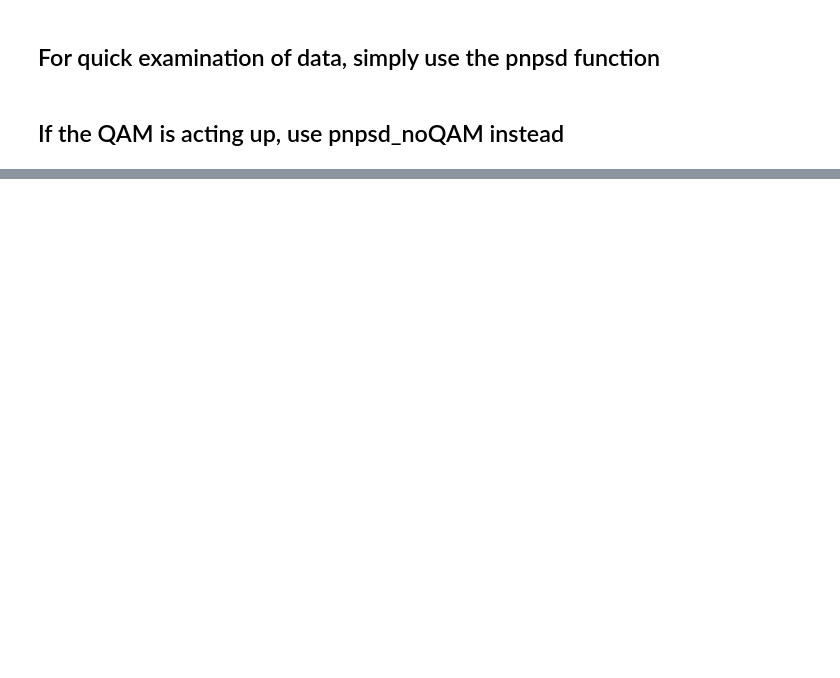
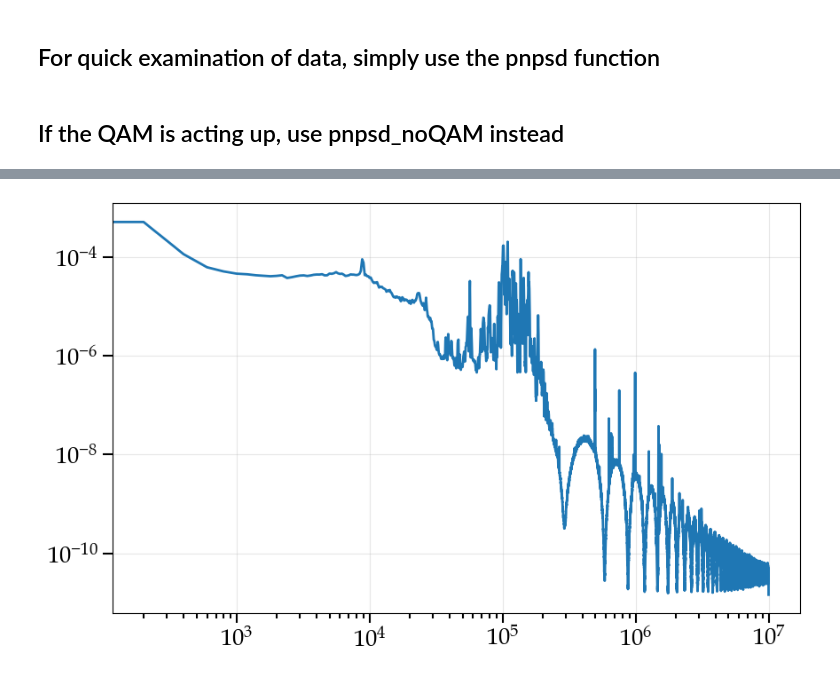
Before and after one commit to auphotonicLab/PICLab-narrow-linewidth, a Jupyter notebook: coherent-receiver/PN_analyzer.ipynb, the cells around one changed output, grey strips where cells are left out. Cells and saved outputs as stored; diff of their text form; code cells hidden in the pictures; blank space fills up the shorter version.

```diff
--- a/coherent-receiver/PN_analyzer.ipynb
+++ b/coherent-receiver/PN_analyzer.ipynb
@@ -382,0 +1079,15 @@ l
+# %%
+f = data_PPCL["Whisper"]["No. 2"]["frequency_domain"]["frequency"]
+pn_x = data_PPCL["Whisper"]["No. 2"]["frequency_domain"]["pn_x"]
+pn_y = data_PPCL["Whisper"]["No. 2"]["frequency_domain"]["pn_y"]
+pn_xy = data_PPCL["Whisper"]["No. 2"]["frequency_domain"]["pn_xy"]
+
+fn_x = data_PPCL["Whisper"]["No. 2"]["frequency_domain"]["fn_x"]
+fn_y = data_PPCL["Whisper"]["No. 2"]["frequency_domain"]["fn_y"]
+fn_xy = data_PPCL["Whisper"]["No. 2"]["frequency_domain"]["fn_xy"]
+# %%
+plt.plot(f, pn_xy, label="X-pol")
+plt.yscale("log")
+plt.xscale("log")
+# %% [output]
+[figure, added]
```
Also changed, not shown: parts of 16 cells of this notebook, 2 other files.
